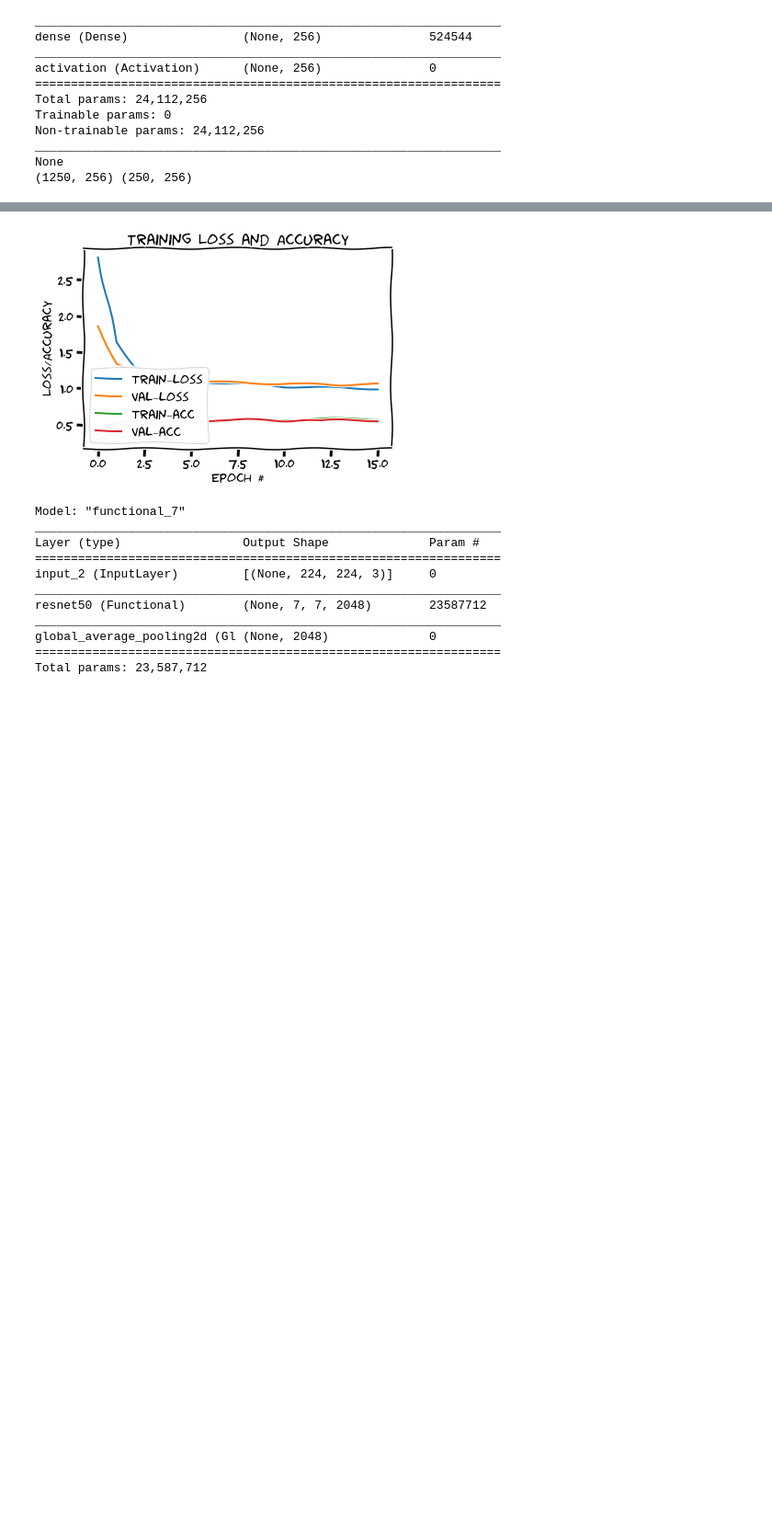
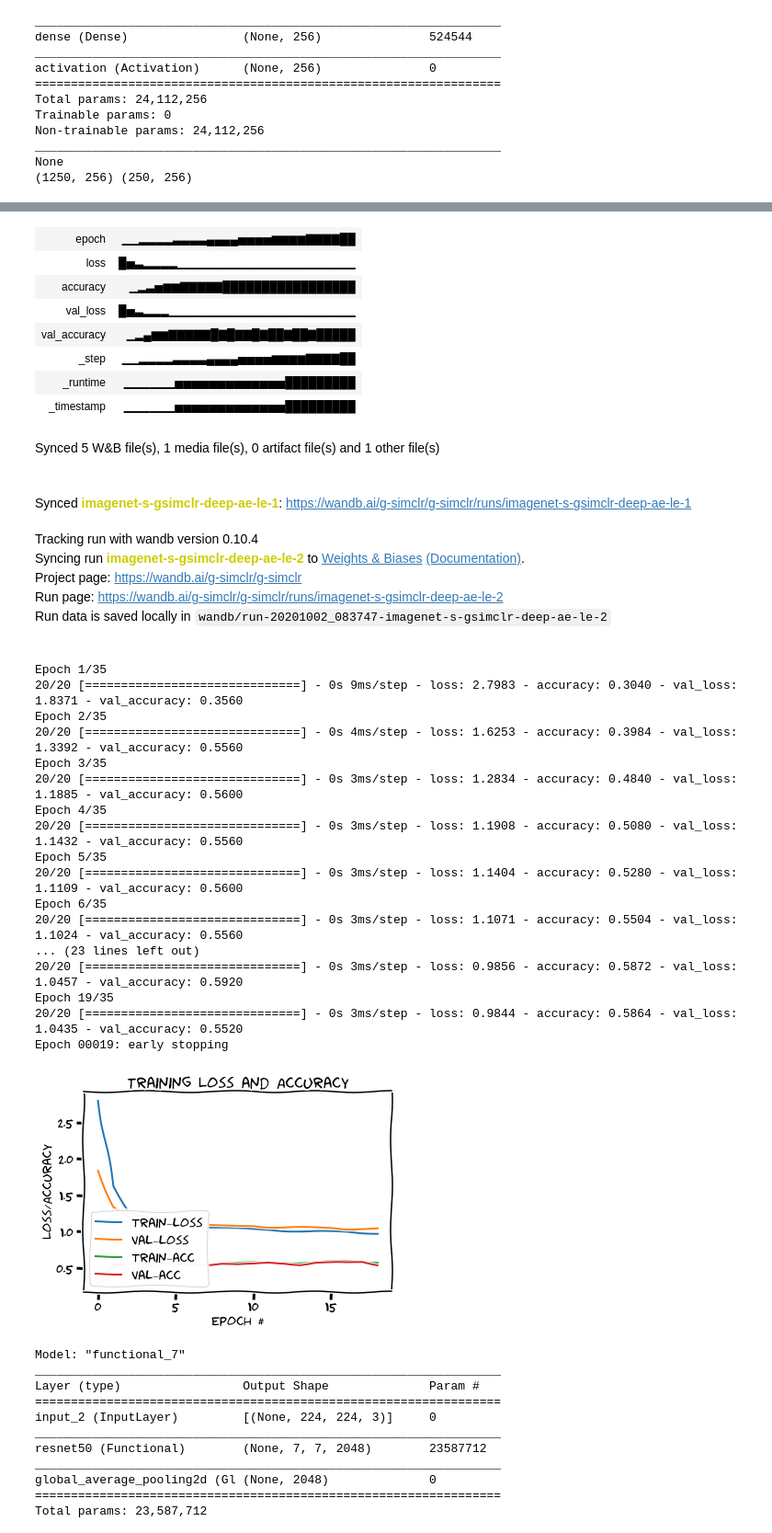
Before and after one commit to ariG23498/G-SimCLR, a Jupyter notebook: Imagenet_Subset/SimCLR_Pseudo_Labels/Deep Autoencoder/Linear_Evaluation.ipynb, the cells around one changed output, grey strips where cells are left out. Shown at 92% size. Cells and saved outputs as stored; diff of their text form; code cells hidden in the pictures; blank space fills up the shorter version.

```diff
--- a/Imagenet_Subset/SimCLR_Pseudo_Labels/Deep Autoencoder/Linear_Evaluation.ipynb
+++ b/Imagenet_Subset/SimCLR_Pseudo_Labels/Deep Autoencoder/Linear_Evaluation.ipynb
@@ -274,6 +317,9 @@ _________________________________________________________________
 None
 (1250, 256) (250, 256)
 # %%
+# Initialize wandb
+wandb.init(entity="g-simclr", project="g-simclr", id="imagenet-s-gsimclr-deep-ae-le-2")
+
 linear_model = get_linear_model(256)
 linear_model.compile(loss="sparse_categorical_crossentropy", metrics=["accuracy"],
                      optimizer="adam")
@@ -281,6 +327,6 @@ history = linear_model.fit(train_features, y_train_enc,
                  validation_data=(test_features, y_test_enc),
                  batch_size=64,
                  epochs=35,
-                 callbacks=[es])
+                 callbacks=[es, WandbCallback()])
 plot_training(history)
 # %% [output]
@@ -304,4 +350,36 @@ Epoch 00016: early stopping
+| epoch | ▁▁▂▂▂▂▃▃▃▃▄▄▄▄▅▅▅▅▆▆▆▆▇▇▇▇██ |
+| loss | █▅▃▂▂▂▂▁▁▁▁▁▁▁▁▁▁▁▁▁▁▁▁▁▁▁▁▁ |
+| accuracy | ▁▂▃▅▆▆▇▇▇▇▇█████████████████ |
+| val_loss | █▅▃▂▂▂▁▁▁▁▁▁▁▁▁▁▁▁▁▁▁▁▁▁▁▁▁▁ |
+| val_accuracy | ▁▂▄▆▆▇▇▇▇▇█▇█▇▇█▇██▇██▇█████ |
+| _step | ▁▁▂▂▂▂▃▃▃▃▄▄▄▄▅▅▅▅▆▆▆▆▇▇▇▇██ |
+| _runtime | ▁▁▁▁▁▁▅▅▅▅▅▅▅▅▅▅▅▅▅█████████ |
+| _timestamp | ▁▁▁▁▁▁▅▅▅▅▅▅▅▅▅▅▅▅▅█████████ |
+Synced 5 W&B file(s), 1 media file(s), 0 artifact file(s) and 1 other file(s)
+Synced imagenet-s-gsimclr-deep-ae-le-1: https://wandb.ai/g-simclr/g-simclr/runs/imagenet-s-gsimclr-deep-ae-le-1
+Tracking run with wandb version 0.10.4
+Syncing run imagenet-s-gsimclr-deep-ae-le-2 to Weights & Biases (Documentation).
+Project page: https://wandb.ai/g-simclr/g-simclr
+Run page: https://wandb.ai/g-simclr/g-simclr/runs/imagenet-s-gsimclr-deep-ae-le-2
+Run data is saved locally in wandb/run-20201002_083747-imagenet-s-gsimclr-deep-ae-le-2
+Epoch 1/35
+20/20 [==============================] - 0s 9ms/step - loss: 2.7983 - accuracy: 0.3040 - val_loss: 1.8371 - val_accuracy: 0.3560
+Epoch 2/35
+20/20 [==============================] - 0s 4ms/step - loss: 1.6253 - accuracy: 0.3984 - val_loss: 1.3392 - val_accuracy: 0.5560
+Epoch 3/35
+20/20 [==============================] - 0s 3ms/step - loss: 1.2834 - accuracy: 0.4840 - val_loss: 1.1885 - val_accuracy: 0.5600
+Epoch 4/35
+20/20 [==============================] - 0s 3ms/step - loss: 1.1908 - accuracy: 0.5080 - val_loss: 1.1432 - val_accuracy: 0.5560
+Epoch 5/35
+20/20 [==============================] - 0s 3ms/step - loss: 1.1404 - accuracy: 0.5280 - val_loss: 1.1109 - val_accuracy: 0.5600
+Epoch 6/35
+20/20 [==============================] - 0s 3ms/step - loss: 1.1071 - accuracy: 0.5504 - val_loss: 1.1024 - val_accuracy: 0.5560
+... (23 lines left out)
+20/20 [==============================] - 0s 3ms/step - loss: 0.9856 - accuracy: 0.5872 - val_loss: 1.0457 - val_accuracy: 0.5920
+Epoch 19/35
+20/20 [==============================] - 0s 3ms/step - loss: 0.9844 - accuracy: 0.5864 - val_loss: 1.0435 - val_accuracy: 0.5520
+Epoch 00019: early stopping
-[figure, old version]
+[figure, new version]
 # %%
 # Encoder model with no projection
 projection = Model(resnet_simclr.input, resnet_simclr.layers[-6].output)
```
Also changed, not shown: parts of 11 cells of this notebook.
